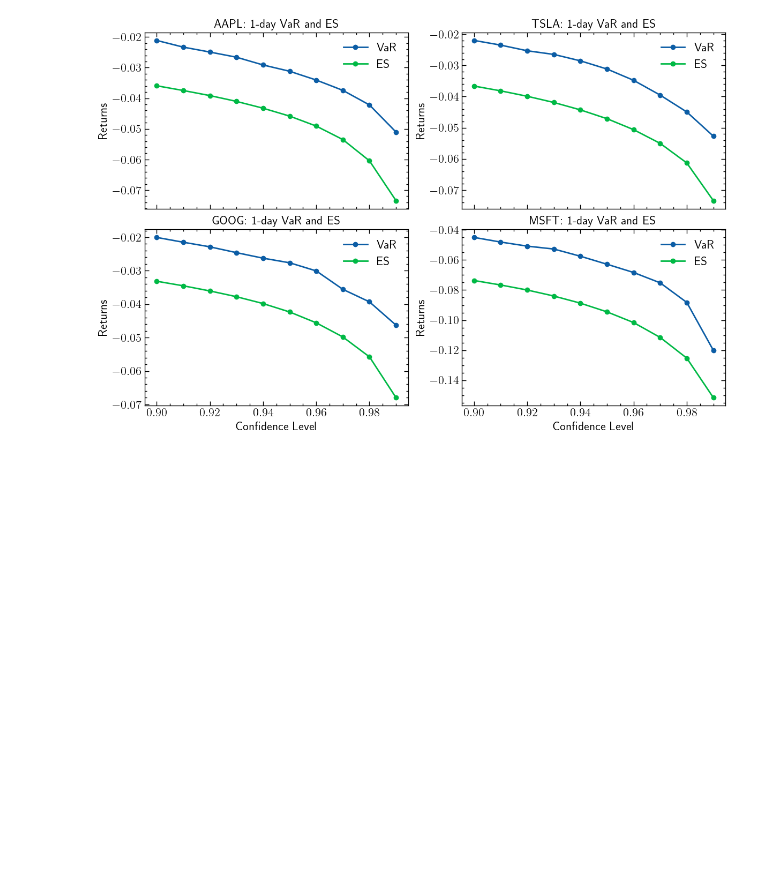
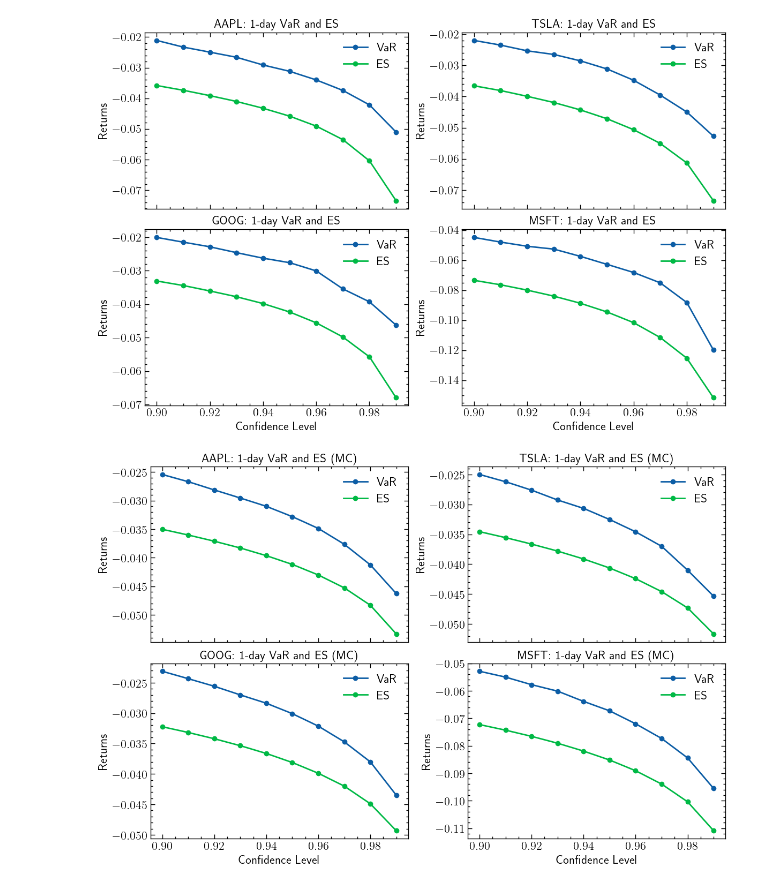
Before and after one commit to Mostafa-MMK/VaRBacktestingEngine, a Jupyter notebook: 0_historical_var_es.ipynb, the cells around one changed output. Cells and saved outputs as stored; diff of their text form; code cells hidden in the pictures; blank space fills up the shorter version.

```diff
--- a/0_historical_var_es.ipynb
+++ b/0_historical_var_es.ipynb
@@ -72,6 +62,27 @@ class VaR_ES_Framework:
     df_results = pd.DataFrame(results)
     df_results.set_index('Confidence', inplace = True)
     return df_results
+
+    # Monte-Carlo Simulated VaR and ES
+  def Monte_Carlo_VaR_ES(self):
+    rng = np.random.default_rng(10)
+    num_simulation = 10000
+    confidences = np.arange(0.90, 1.0, 0.01)
+    mu = self.df_returns.mean()
+    sigma = self.df_returns.std()
+
+    sample_returns = rng.normal(loc = mu, scale = sigma, size = (num_simulation, len(self.df_returns.columns)))
+    sorted_returns = (pd.DataFrame(sample_returns, columns = self.df_returns.columns)).apply(np.sort)
+    mc_results = []
+
+    for conf in confidences:
+      for tick in self.tickers:
+        vars_ = np.quantile(sorted_returns[tick], (1 - conf))
+        es_ = sorted_returns[tick][sorted_returns[tick] <= vars_].mean()
+        mc_results.append({'Confidence': conf, 'Ticker': tick, 'VaR': vars_, 'ES': es_})
+    mc_results = pd.DataFrame(mc_results)
+    mc_results.set_index('Confidence', inplace = True)
+    return mc_results
 # %% [markdown]
 # Executions
 # %%
@@ -80,6 +91,7 @@ tickers = ['AAPL', 'TSLA', 'GOOG', 'MSFT']
 framework = VaR_ES_Framework(tickers)
 df_returns = framework.data_preparation()
 df_results = framework.Hist_VaR_ES_Calculator()
+mc_results = framework.Monte_Carlo_VaR_ES()
 # %% [output]
 [*********************100%***********************]  4 of 4 completed
 # %% [markdown]
@@ -105,3 +117,23 @@ plt.tight_layout()
 plt.show()
 # %% [output]
 [figure]
+# %%
+# Creating plots for each asset
+
+plt.style.use(['science', 'notebook', 'grid'])
+plt.rcParams['text.usetex'] = True
+
+fig, axes = plt.subplots(nrows = 2, ncols = 2, figsize = (12, 8), sharex = True, sharey = False)
+axes = axes.flatten()
+
+for tick, ax in zip(tickers, axes):
+  mc_results[mc_results.Ticker == tick].plot(ax = ax, marker = 'o')
+  ax.set_title(f"{tick}: 1-day VaR and ES (MC)" )
+  ax.set_xlabel('Confidence Level')
+  ax.set_ylabel('Returns')
+  ax.legend(loc = 'best', frameon = False)
+  ax.grid(False)
+plt.tight_layout()
+plt.show()
+# %% [output]
+[figure, added]
```
Also changed, not shown: parts of 1 cell of this notebook.
